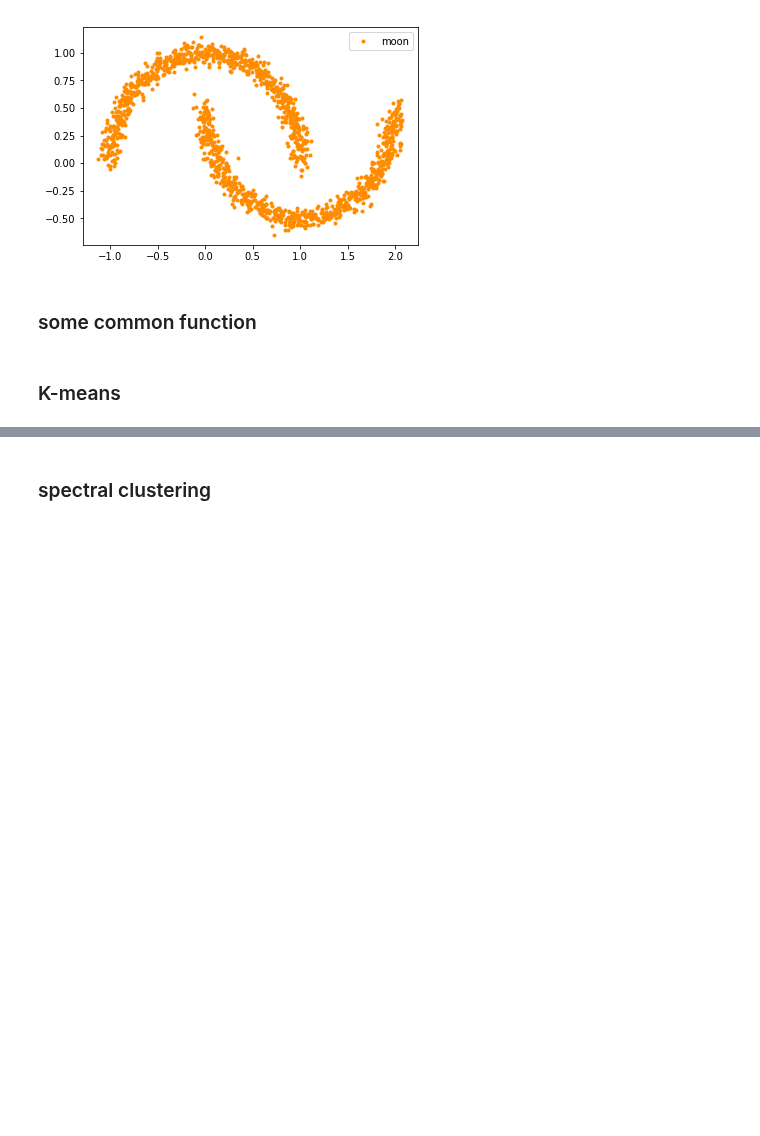
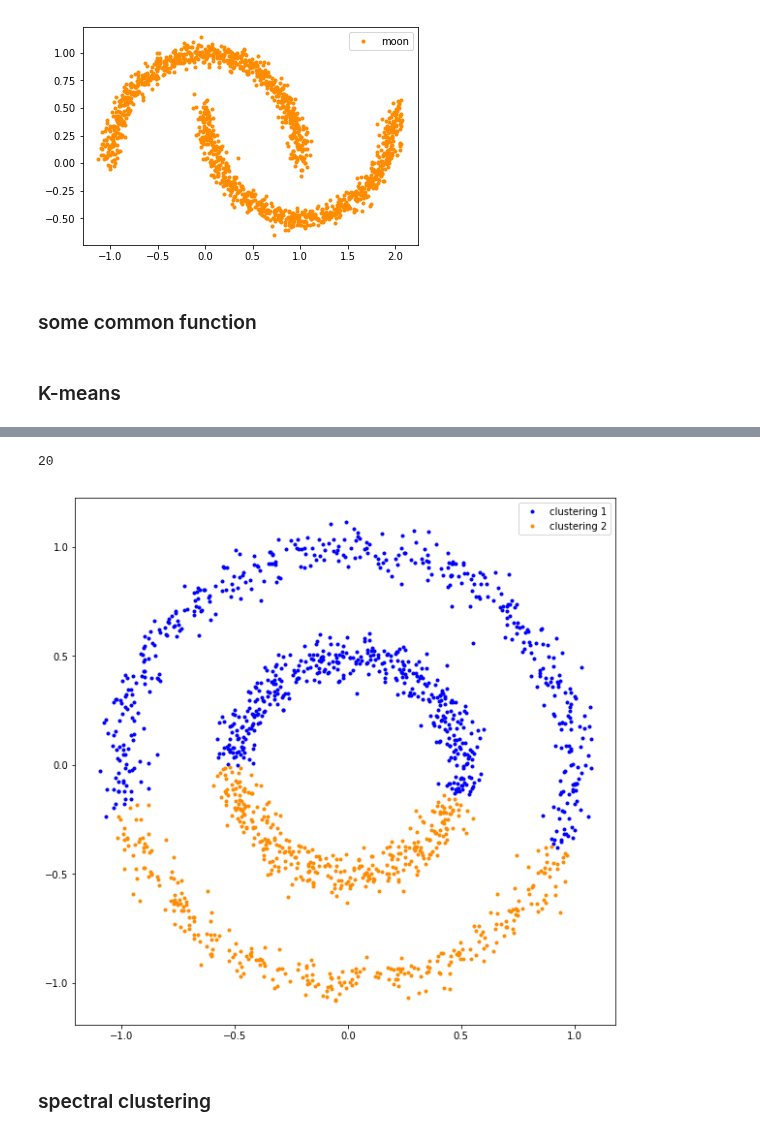
Before and after one commit to csielee/2018ML, a Jupyter notebook: HW6/HW6.ipynb, the cells around one changed output, grey strips where cells are left out. Drawn from its saved outputs; the diff is of its cells as text; code cells hidden in the pictures; blank space fills up the shorter version.

```diff
--- a/HW6/HW6.ipynb
+++ b/HW6/HW6.ipynb
@@ -104,2 +167,31 @@ showClustering(data_source, c, u_update)
+# %%
+# E-step
+
+w = np.matmul(
+        gram_matrix * np.eye(data_source.shape[0]),
+        np.ones((data_source.shape[0], c.shape[1]))
+    ) \
+    - 2*( np.matmul(gram_matrix, c) / np.sum(c, axis=0) ) \
+    + (np.matmul(
+        np.ones((data_source.shape[0], c.shape[1])),
+        np.matmul(np.matmul(c.T, gram_matrix), c)*np.eye(c.shape[1])
+    ) / (np.sum(c,axis=0)**2) )
+w = w**2
+# %%
+# M-step
+
+update_c = np.zeros(w.shape)
+update_c[np.arange(w.shape[0]),np.argmin(w, axis=1)] = 1
+
+delta_c = np.count_nonzero(np.abs(update_c - c))
+
+c = update_c
+
+print(delta_c)
+
+showClustering(data_source, update_c)
+# %% [output]
+20
+[figure, added]
 # %% [markdown]
 ### spectral clustering
```
Also changed, not shown: parts of 10 cells of this notebook.
